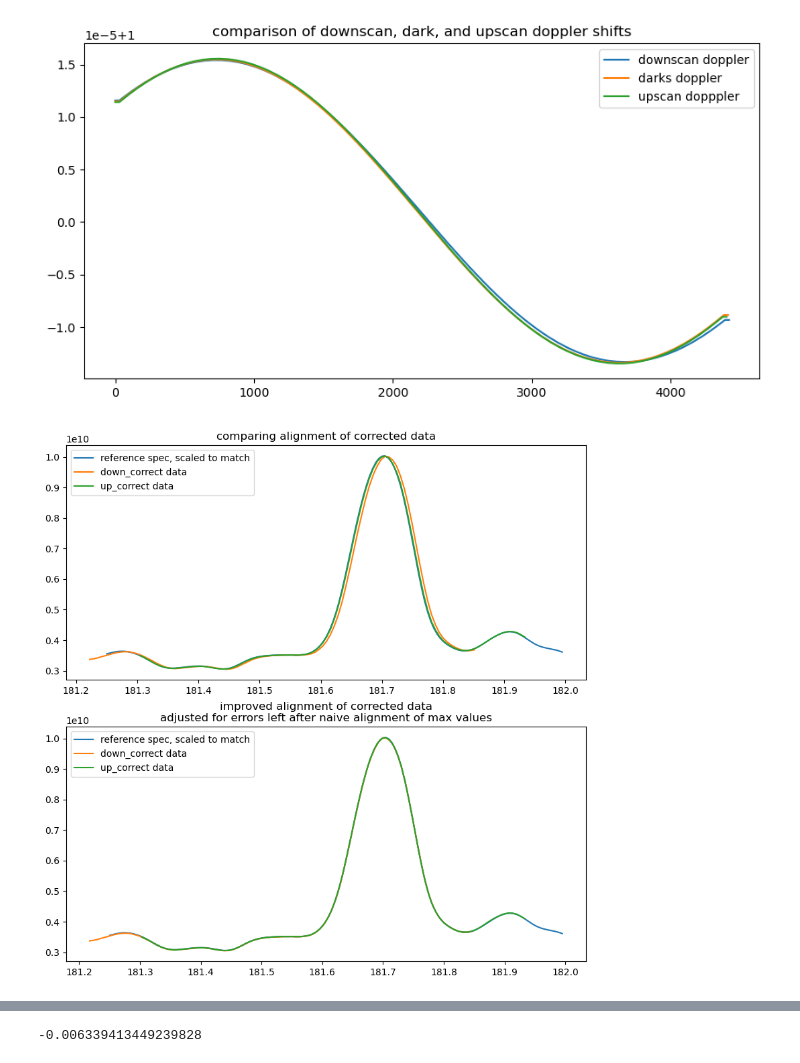
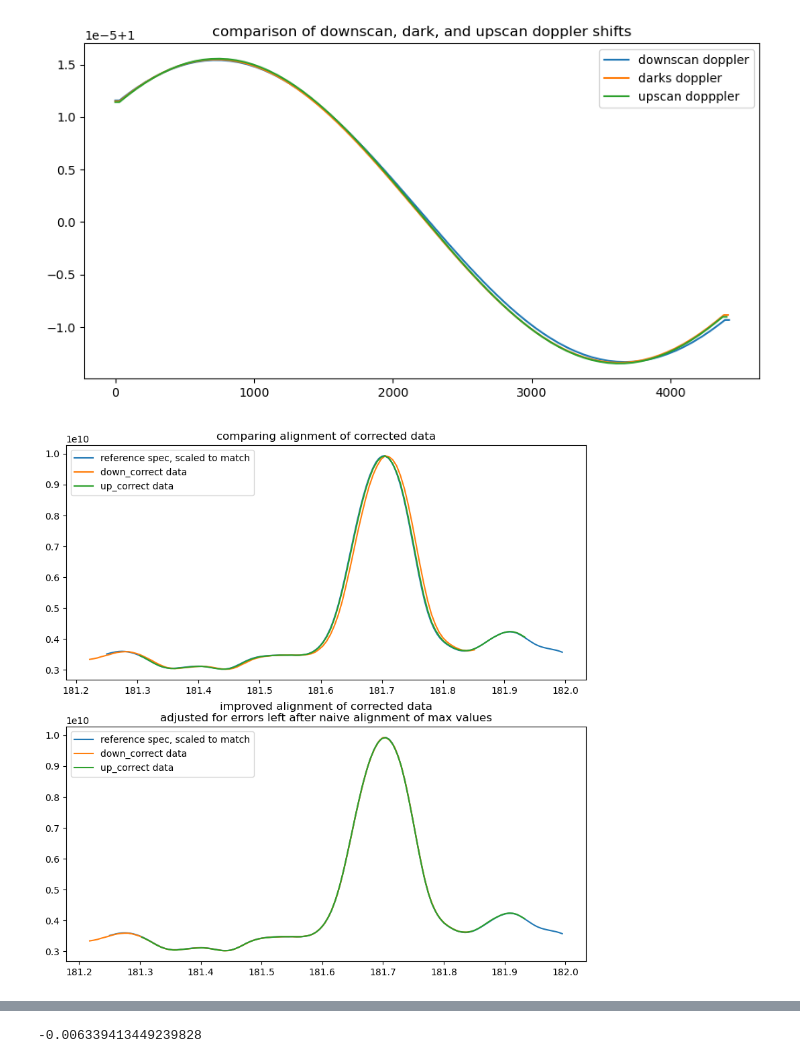
Before and after one commit to pilotchute/lasp_dsse_hw, a Jupyter notebook: DSSE_HW.ipynb, the cells around one changed output, grey strips where cells are left out. Saved outputs shown, nothing was run; the diff lists cells and outputs as text; code cells hidden in the pictures.

```diff
--- a/DSSE_HW.ipynb
+++ b/DSSE_HW.ipynb
@@ -670,25 +671,25 @@ mp.legend(['full doppler shift dataset','downscan doppler','darks doppler','upsc
 #we don't have a lot of samples, so we're going to use ski.transofrm.resize again, I do like this functions for giving exactly what I need a lot of the time.
 up_dopp_shifts = ski.transform.resize(
 	up_dopp[:,2],
-	(len(up),),
+	(len(up_raw),),
 	mode='edge'
 	)
 dark_dopp_shifts = ski.transform.resize(
 	dark_dopp[:,2],
-	(len(dark),),
+	(len(dark_raw),),
 	mode='edge'
 	)
 down_dopp_shifts = ski.transform.resize(
 	down_dopp[:,2],
-	(len(down),),
+	(len(down_raw),),
 	mode='edge'
 	)
 
 mp.figure(figsize=(10,5))
 mp.title('comparison of downscan, dark, and upscan doppler shifts' )
-mp.plot(down[:,0]-down[0,0], down_dopp_shifts[:])
-mp.plot(dark[:,0]-dark[0,0], dark_dopp_shifts[:])
-mp.plot(up[:,0]-up[0,0], up_dopp_shifts[:])
+mp.plot(down_raw[:, 0] - down_raw[0,0], down_dopp_shifts[:])
+mp.plot(dark_raw[:, 0] - dark_raw[0,0], dark_dopp_shifts[:])
+mp.plot(up_raw[:, 0] - up_raw[0,0], up_dopp_shifts[:])
 mp.legend(['downscan doppler','darks doppler','upscan dopppler'])
 
 #adjust the raw wave for doppler
@@ -725,12 +726,12 @@ print(
 	)
 print(
 	'up scan: '
-	+ str(up_wave_dopp[np.where(up[:, 2] == np.max(up[:, 2]))][0])
+	+ str(up_wave_dopp[np.where(up_raw[:, 2] == np.max(up_raw[:, 2]))][0])
 	+ 'nm'
 	)
 print(
 	'down scan: '
-	+ str(down_wave_dopp[np.where(down[:, 2] == np.max(down[:, 2]))][0])
+	+ str(down_wave_dopp[np.where(down_raw[:, 2] == np.max(down_raw[:, 2]))][0])
 	+ 'nm'
 	)
 #this naive alignment technique has a potential error of ± stepsize/2
@@ -738,8 +739,8 @@ print(
 # this error could be automatically removed by using maximum of a polyfit,
 # which I'll do if every higher proirity task for this is done.
 reference_peak = refe_spec[np.where(refe_spec[:, 1] == np.max(refe_spec[:, 1])), 0][0][0]
-up_wave_peak = up_wave_dopp[np.where(up[:, 2] == np.max(up[:, 2]))][0]
-down_wave_peak = down_wave_dopp[np.where(down[:, 2] == np.max(down[:, 2]))][0]
+up_wave_peak = up_wave_dopp[np.where(up_raw[:, 2] == np.max(up_raw[:, 2]))][0]
+down_wave_peak = down_wave_dopp[np.where(down_raw[:, 2] == np.max(down_raw[:, 2]))][0]
 
 up_wave_offset = reference_peak - up_wave_peak
 down_wave_offset = reference_peak - down_wave_peak
@@ -759,43 +760,44 @@ upscan wavelength offset-0.029908649497286888
 [figure]
 # %%
 #create calibrated datasets for the observations here
-up_counts = up[:, 2] - up_temp_counts
-down_counts = down[:, 2] - down_temp_counts
-dark_counts = dark[:, 2] - dark_temp_counts
+#remove thermal dark, and adjust for sensitivity changes related to sensor temperature.
+down_counts_real = down_raw[:, 2] - down_temp_counts + down_corr_counts
+dark_counts_real = dark_raw[:, 2] - dark_temp_counts
+up_counts_real = up_raw[:, 2] - up_temp_counts + up_corr_counts
 up_waves = up_wave_dopp+up_wave_offset
 down_waves = down_wave_dopp+down_wave_offset
 
-up_correct =np.rot90(np.asarray([up[:,0],up_waves,up_counts]))
-down_correct =np.rot90(np.asarray([down[:,0],down_waves,down_counts]))
+up_real =np.rot90(np.asarray([up_raw[:, 0], up_waves, up_counts_real]))
+down_real =np.rot90(np.asarray([down_raw[:, 0], down_waves, down_counts_real]))
 
 fig, axs = mp.subplots(2, 1, figsize=(10, 10))
 axs[0].title.set_text('comparing alignment of corrected data')
-axs[0].plot(refe_spec[1850:2000, 0], refe_spec[1850:2000, 1]*np.max(up_correct[:,2])/np.max(refe_spec[:,1]))
-axs[0].plot(down_correct[1450:1550,1],down_correct[1450:1550,2])
-axs[0].plot(up_correct[1150:1250,1],up_correct[1150:1250,2])
+axs[0].plot(refe_spec[1850:2000, 0], refe_spec[1850:2000, 1] * np.max(up_real[:, 2]) / np.max(refe_spec[:, 1]))
+axs[0].plot(down_real[1450:1550, 1], down_real[1450:1550, 2])
+axs[0].plot(up_real[1150:1250, 1], up_real[1150:1250, 2])
 axs[0].legend(
 	['reference spec, scaled to match',
 	 'down_correct data',
 	 'up_correct data',]
 	)
 #there are expected alignment errors less than 0.00633nm due to width of the wavelength bins, so I'm going to eyeball a correction to the two data lines.
 axs[1].title.set_text('improved alignment of corrected data\nadjusted for errors left after naive alignment of max values')
-axs[1].plot(refe_spec[1850:2000, 0], refe_spec[1850:2000, 1]*np.max(up_correct[:,2])/np.max(refe_spec[:,1]))
-axs[1].plot(down_correct[1450:1550,1]-0.005,down_correct[1450:1550,2])
-axs[1].plot(up_correct[1150:1250,1]-0.001,up_correct[1150:1250,2])
+axs[1].plot(refe_spec[1850:2000, 0], refe_spec[1850:2000, 1] * np.max(up_real[:, 2]) / np.max(refe_spec[:, 1]))
+axs[1].plot(down_real[1450:1550, 1] - 0.005, down_real[1450:1550, 2])
+axs[1].plot(up_real[1150:1250, 1] - 0.001, up_real[1150:1250, 2])
 
 axs[1].legend(
 	['reference spec, scaled to match',
 	 'down_correct data',
 	 'up_correct data',]
 	)
 
-#redo corrected data with manual adjustments of 0.001nm and 0.005nm for up and down in place:
-#the correction was done with a matched pair of laser corrected, precisely calibrrated eyeballs.
-up_correct =np.rot90(np.asarray([up[:,0],up_waves-0.001,up_counts]))
-down_correct =np.rot90(np.asarray([down[:,0],down_waves-0.005,down_counts]))
+#redo corrected data with manual adjustments of 0.001nm and 0.005nm for up and down
+#the correction was done with a matched pair of laser corrected eyeballs calibrated to ISO 12233.
+down_real =np.rot90(np.asarray([down_raw[:, 0], down_waves - 0.005, down_counts_real]))
+up_real =np.rot90(np.asarray([up_raw[:, 0], up_waves - 0.001, up_counts_real]))
 # %% [output]
-[figure, old version]
+[figure, new version]
 # %%
 #scale the data to photons/(meter^2 * seconds)
 #from:
```
Also changed, not shown: parts of 7 cells of this notebook.
